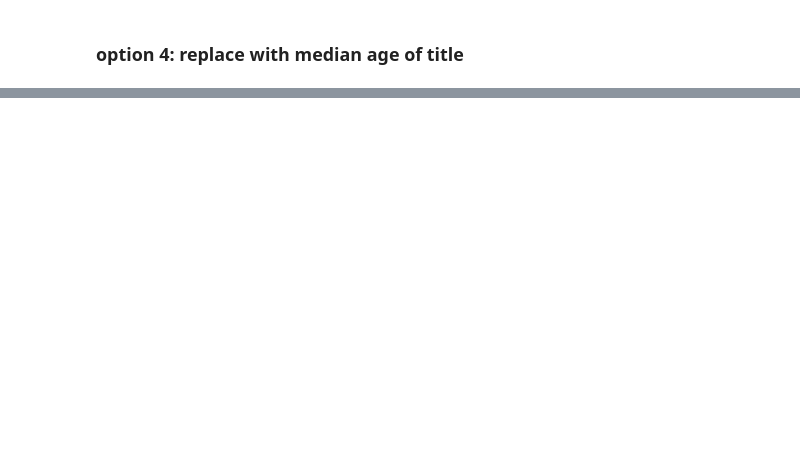
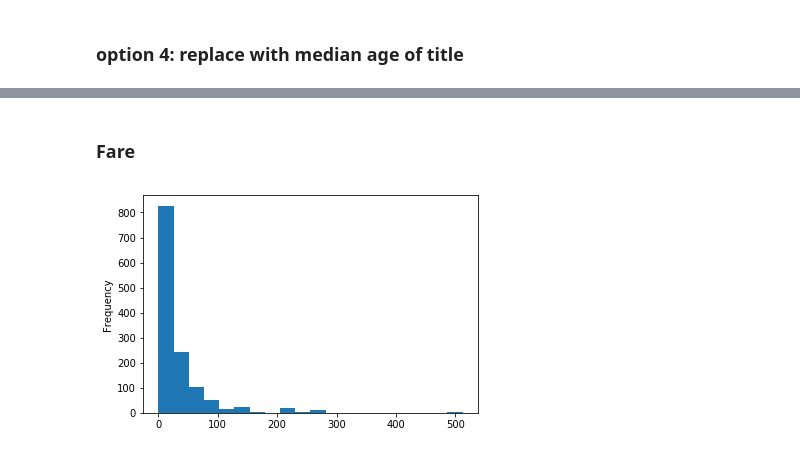
Before and after one commit to bhushangoel/titanic-disaster-data-science, a Jupyter notebook: notebooks/exploring-processing-data.ipynb, the cells around one changed output, grey strips where cells are left out. Saved outputs shown, nothing was run; the diff lists cells and outputs as text; code cells hidden in the pictures; blank space fills up the shorter version.

```diff
--- a/notebooks/exploring-processing-data.ipynb
+++ b/notebooks/exploring-processing-data.ipynb
@@ -703,0 +382,28 @@ def getTitle(name):
+# %%
+def getTitle(name):
+    title_group = {
+      'mr': 'Mr',
+      'mrs': 'Mrs',
+      'mme': 'Mrs',
+      'miss': 'Miss',
+      'mlle': 'Miss',
+      'master': 'Master',
+      'don': 'Sir',
+      'sir': 'Sir',
+      'rev': 'Sir',
+      'jonkheer': 'Sir',
+      'dr': 'Officer',
+      'major': 'Officer',
+      'col': 'Officer',
+      'capt': 'Officer',
+      'ms': 'Mrs',
+      'lady': 'Lady',
+      'the countess': 'Lady',
+      'dona': 'Lady'
+    }
+    first_name_with_title = name.split(',')[1]
+    title = first_name_with_title.split('.')[0]
+    title = title.strip().lower()
+    return title_group[title]
+# %%
+df['Title'] = df.Name.map(lambda x : getTitle(x))
@@ -703,0 +414,4 @@ def getTitle(name):
+# %%
+# replacing missing age values
+title_age_median = df.groupby('Title').Age.transform('median')
+df.Age.fillna(title_age_median, inplace=True)
@@ -703,0 +440,7 @@ def getTitle(name):
+# %% [markdown]
+### Fare
+# %%
+# histogram for fare
+df.Fare.plot(kind='hist', bins=20);
+# %% [output]
+[figure, added]
```
Also changed, not shown: parts of 84 cells of this notebook.
